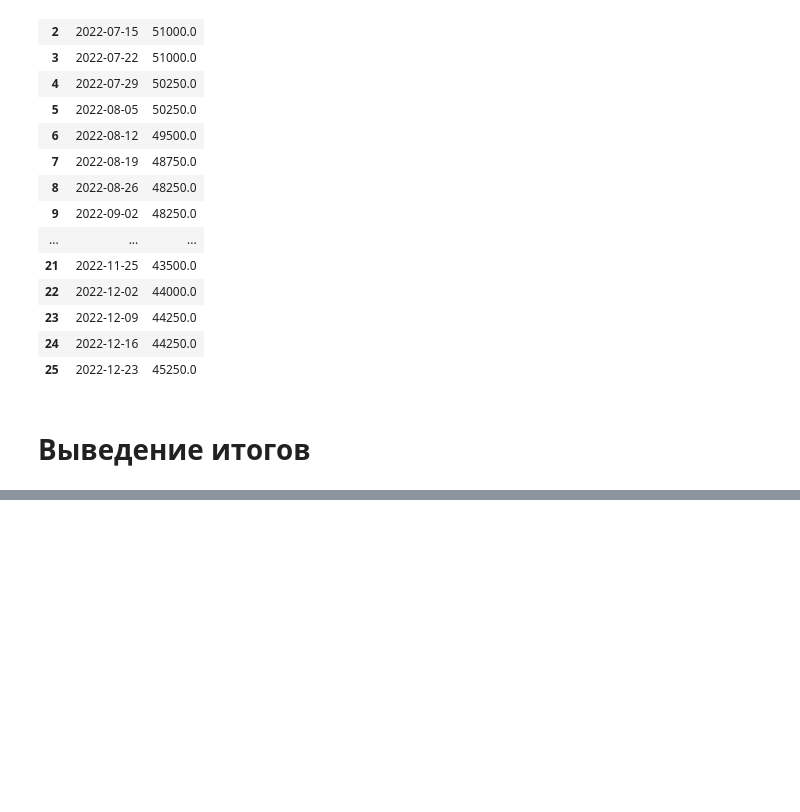
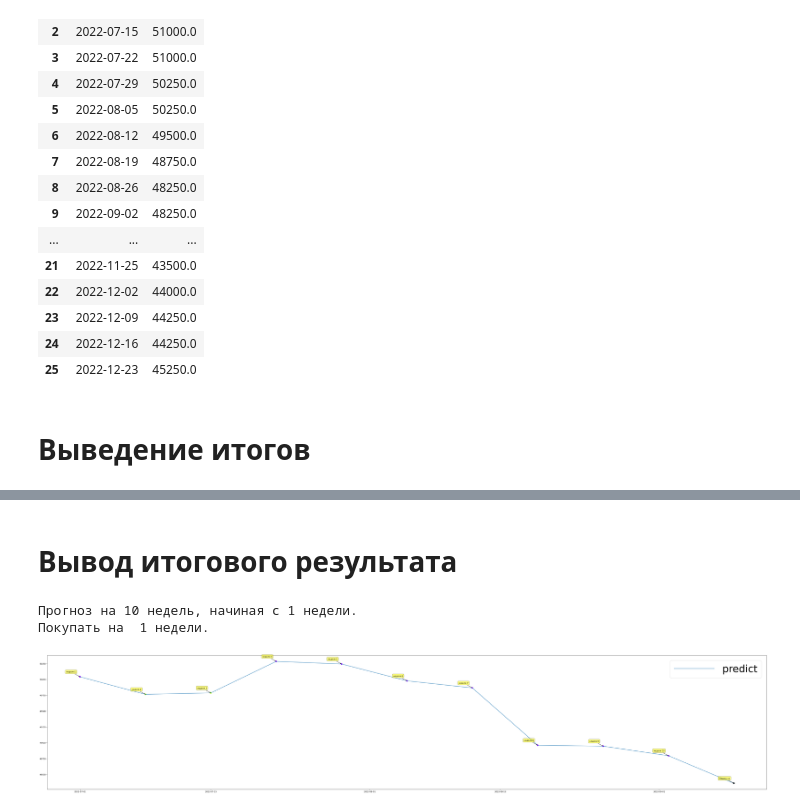
Before and after one commit to ColaChanel/Samolet-armature, a Jupyter notebook: etna_timeseries_first_model.ipynb, the cells around one changed output, grey strips where cells are left out. Drawn from its saved outputs; the diff is of its cells as text; code cells hidden in the pictures; blank space fills up the shorter version.

```diff
--- a/etna_timeseries_first_model.ipynb
+++ b/etna_timeseries_first_model.ipynb
@@ -239,0 +285,3 @@ forecast_plot(result_df, 'timestamp', 'target', 'forecast', '#8b00ff', '#9BED00'
+# %%
+result = catBoost(ts, "2018-01-05", "2022-06-30", "2022-07-01", "2022-12-23", 23)
+result
@@ -239,0 +339,25 @@ forecast_plot(result_df, 'timestamp', 'target', 'forecast', '#8b00ff', '#9BED00'
+# %%
+def result(n):
+    reinforce = catBoost(ts, "2018-01-05", "2022-06-30", "2022-07-01", "2022-12-23", n+10)
+    # print(reinforce)
+    forecasting_plot(reinforce, 'timestamp', 'forecast', '#8b00ff', '#9BED00')
+    rf = reinforce.forecast
+    print(f"Прогноз на 10 недель, начиная с {n} недели.")
+    buy=1
+    for i in range(9):
+        if rf[n-1+i]<=rf[n-1+i+1]:
+            buy +=1
+        else:
+            break
+    print("Покупать на ", buy, "недели.")
+    # print("Минимальная цена: ", min(rf))
+    # print("Покупать на ", rf.loc[reinforce.forecast == (min(rf))].index[0], "неделе.")
+# %% [markdown]
+# Вывод итогового результата
+# %%
+# Здесь указывается число на сколько недель предсказывать
+result(1)
+# %% [output]
+Прогноз на 10 недель, начиная с 1 недели.
+Покупать на  1 недели.
+[figure, added]
```
Also changed, not shown: parts of 7 cells of this notebook, 4 other files.
